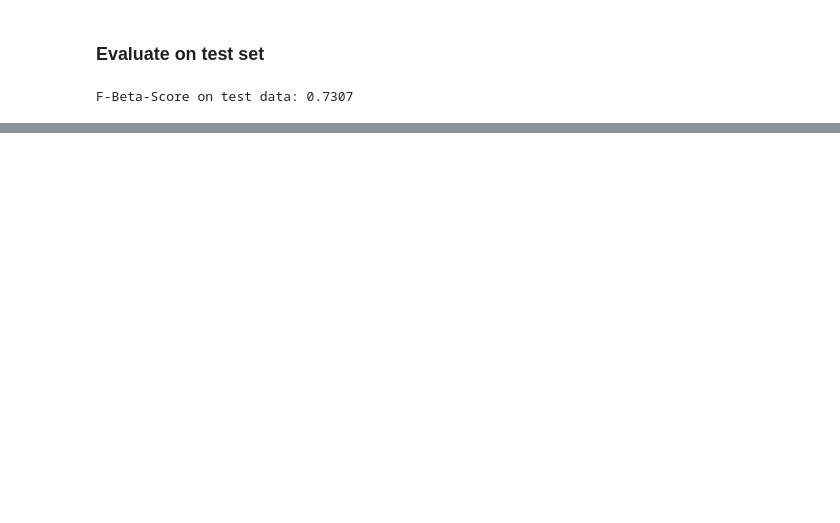
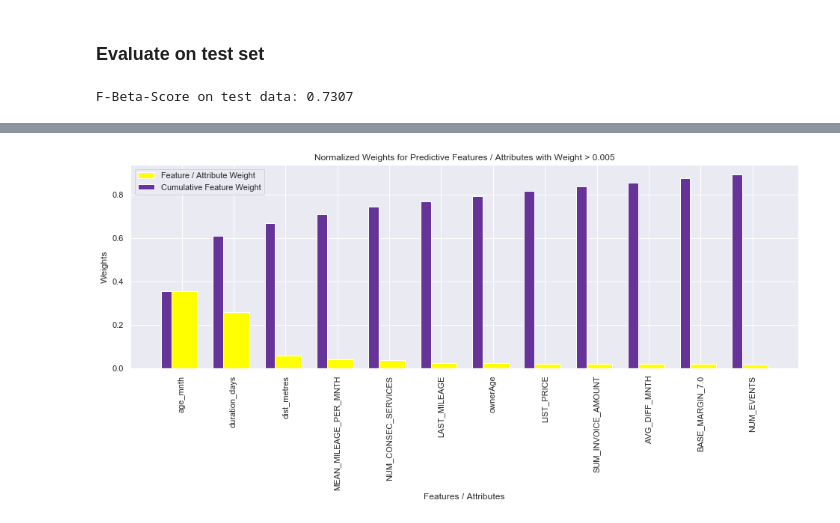
Before and after one commit to rbuerki/churn-prediction-automotive, a Jupyter notebook: blog_automotiveChurn.ipynb, the cells around one changed output, grey strips where cells are left out. Saved outputs shown, nothing was run; the diff lists cells and outputs as text; code cells hidden in the pictures; blank space fills up the shorter version.

Commit message:
add feature importance

```diff
--- a/blog_automotiveChurn.ipynb
+++ b/blog_automotiveChurn.ipynb
@@ -432,0 +470,3 @@ plt.legend(loc='best');
+# %%
+XGB_weights = XGB.feature_importances_
+print(XGB_weights[:10])
@@ -432,0 +476,5 @@ plt.legend(loc='best');
+# %%
+# zip attribute names and weights
+XGB_weights_named = sorted(zip(XGB_weights, X.columns), reverse=True)
+XGB_weights_named = pd.DataFrame(XGB_weights_named)
+XGB_weights_named[:20]
@@ -432,0 +499,16 @@ plt.legend(loc='best');
+# %%
+# plot features with biggest weight
+dfPlot = XGB_weights_named[XGB_weights_named[0] > 0.005]
+fig = plt.figure(figsize = (16,5))
+plt.bar(np.arange(len(dfPlot)), dfPlot[0], width = 0.6, align="center", color = 'yellow', \
+      label = "Feature / Attribute Weight")
+plt.bar(np.arange(len(dfPlot)) - 0.3, np.cumsum(dfPlot[0]), width = 0.2, align = "center", color = 'rebeccapurple', \
+      label = "Cumulative Feature Weight")
+# styling
+plt.title("Normalized Weights for Predictive Features / Attributes with Weight > 0.005", fontsize = 12)
+plt.ylabel("Weights", fontsize = 12)
+plt.xlabel("Features / Attributes", fontsize = 12)
+plt.xticks(np.arange(len(dfPlot)), dfPlot[1], rotation=90)
+plt.legend(loc = 'upper left');
+# %% [output]
+[figure, added]
```
Also changed, not shown: parts of 12 cells of this notebook.
